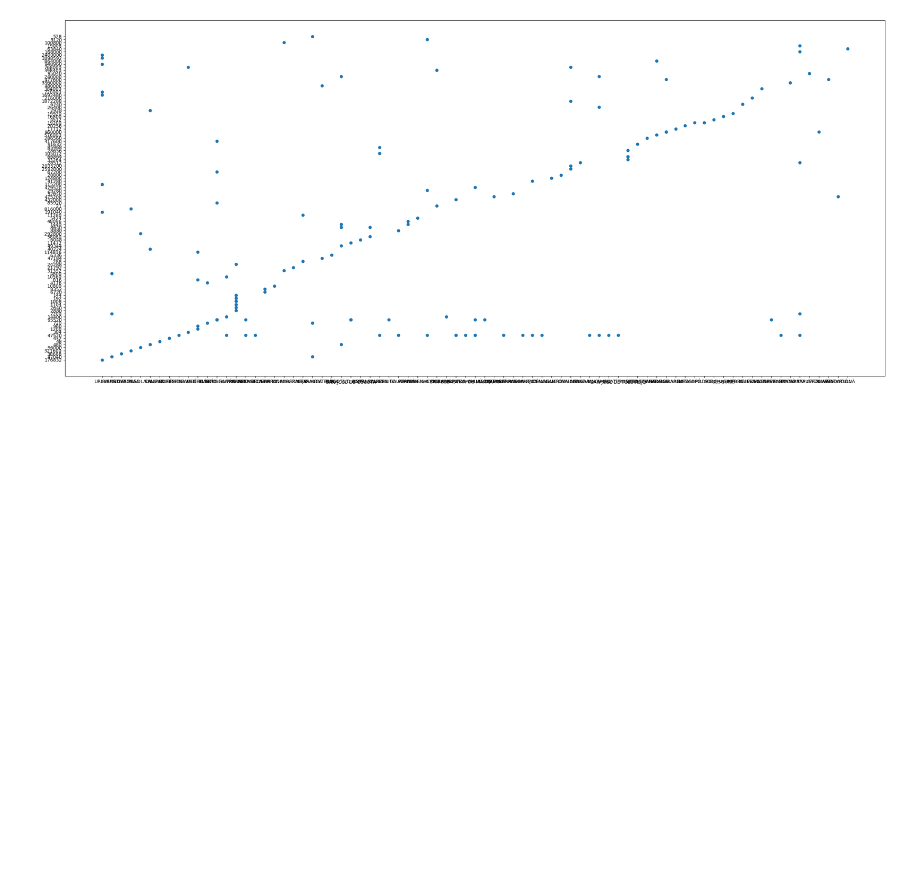
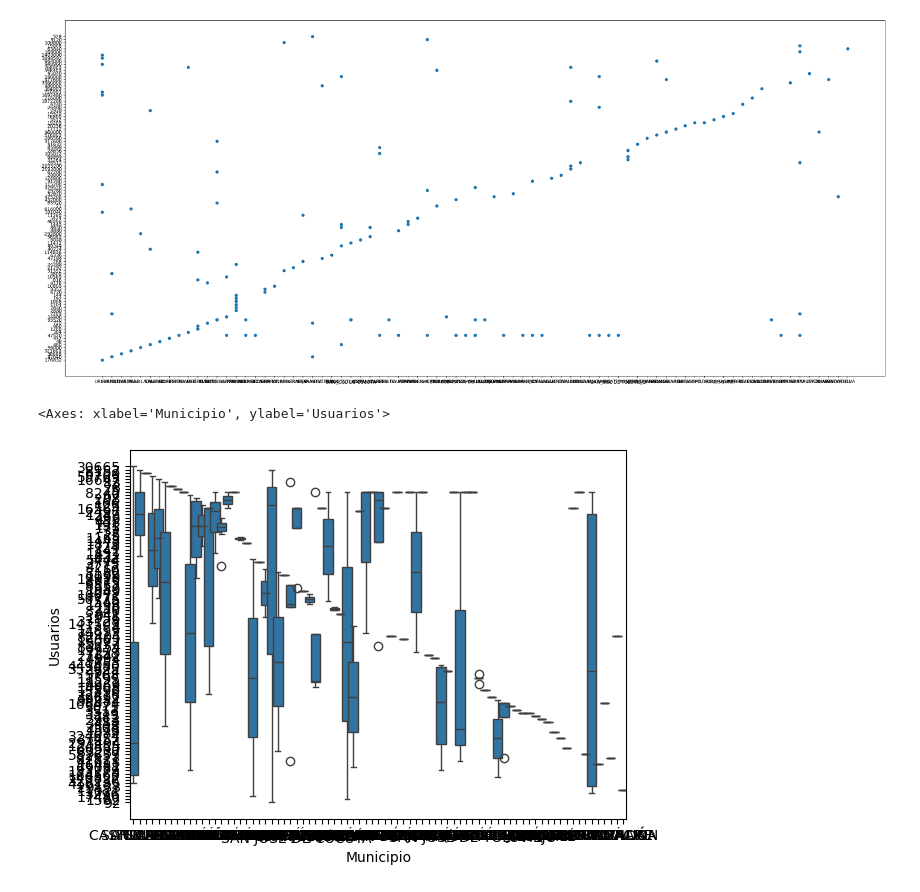
Before and after one commit to gluoneros/talentoTech, a Jupyter notebook: ProyectoFinal.ipynb, the cells around one changed output. Cells and saved outputs as stored; diff of their text form; code cells hidden in the pictures; blank space fills up the shorter version.

```diff
--- a/ProyectoFinal.ipynb
+++ b/ProyectoFinal.ipynb
@@ -257,3 +255,9 @@ plt.scatter(x='Municipio', y='Capacidad_instalada', data=df3)
 # %% [output]
 <matplotlib.collections.PathCollection at 0x...>
 [figure]
+# %%
+#sns.boxplot(x='municipio', y='usuarios', data=df3)
+sns.boxplot(data=df3, x="Municipio", y="Usuarios", width=1.5)
+# %% [output]
+<Axes: xlabel='Municipio', ylabel='Usuarios'>
+[figure, added]
```
Also changed, not shown: parts of 2 cells of this notebook.
